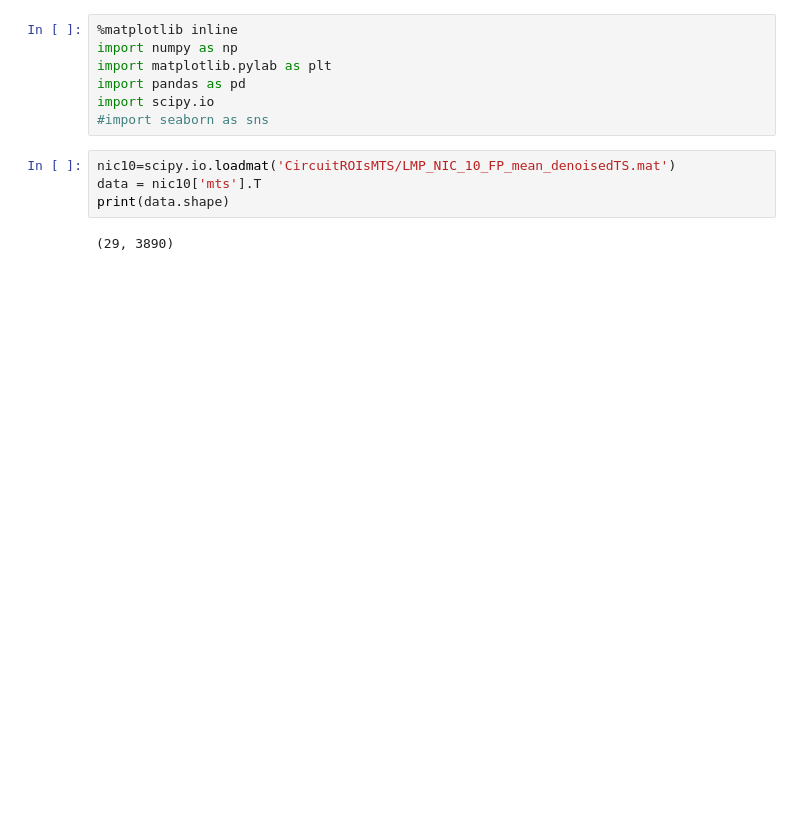
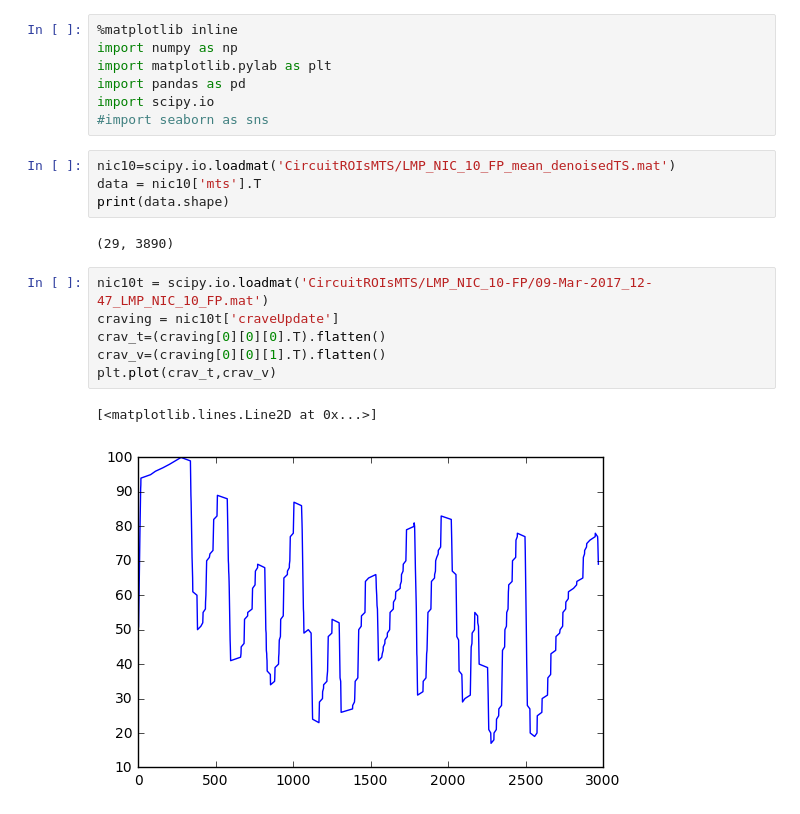
Before and after one commit to hstrey/nicotine-paper, a Jupyter notebook: fMRI time series analysis.ipynb, the cells around one changed output. Cells and saved outputs as stored; diff of their text form; blank space fills up the shorter version.

```diff
--- a/fMRI time series analysis.ipynb
+++ b/fMRI time series analysis.ipynb
@@ -11,4 +11,13 @@ data = nic10['mts'].T
 print(data.shape)
 # %% [output]
 (29, 3890)
+# %%
+nic10t = scipy.io.loadmat('CircuitROIsMTS/LMP_NIC_10-FP/09-Mar-2017_12-47_LMP_NIC_10_FP.mat')
+craving = nic10t['craveUpdate']
+crav_t=(craving[0][0][0].T).flatten()
+crav_v=(craving[0][0][1].T).flatten()
+plt.plot(crav_t,crav_v)
+# %% [output]
+[<matplotlib.lines.Line2D at 0x...>]
+[figure, added]
 # %%
```
Also changed, not shown: parts of 1 cell of this notebook, 10 other files.
